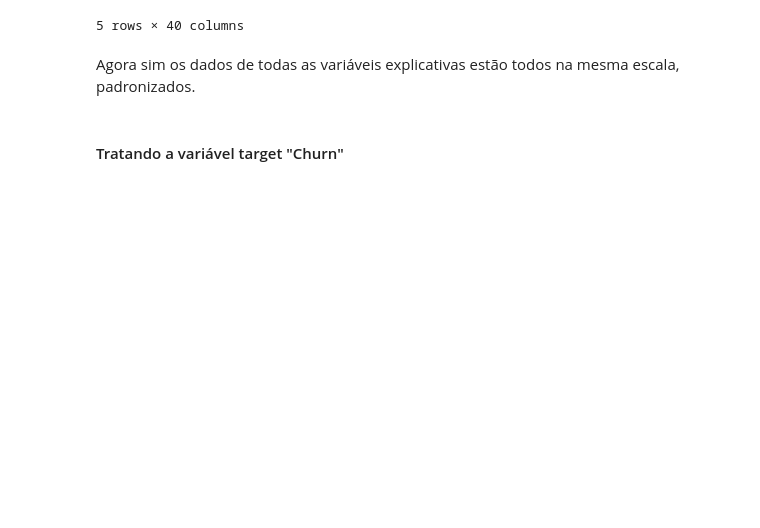
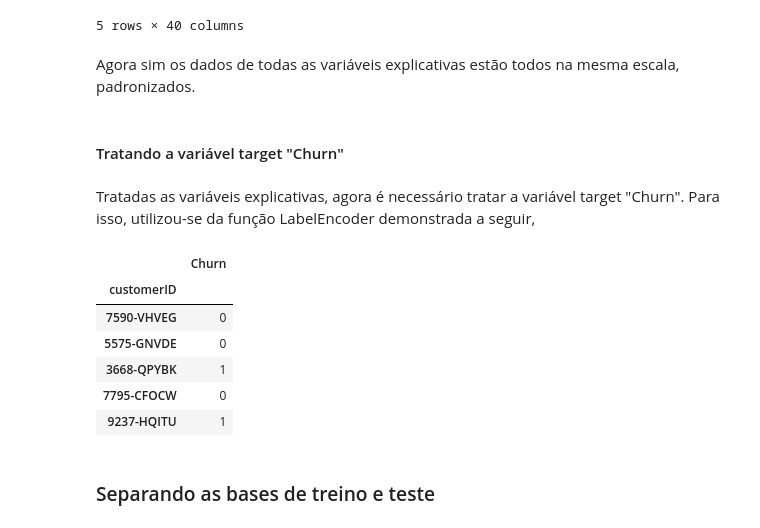
Before and after one commit to rfprates/modelo_classificacao_analise_churn, a Jupyter notebook: modelo_classificacao_churn.ipynb, the cells around one changed output. Saved outputs shown, nothing was run; the diff lists cells and outputs as text; code cells hidden in the pictures; blank space fills up the shorter version.

```diff
--- a/modelo_classificacao_churn.ipynb
+++ b/modelo_classificacao_churn.ipynb
@@ -361,3 +361,25 @@ x.head()
 Agora sim os dados de todas as variáveis explicativas estão todos na mesma escala, padronizados.
 # %% [markdown]
 #### Tratando a variável target "Churn"
+# %% [markdown]
+Tratadas as variáveis explicativas, agora é necessário tratar a variável target "Churn". Para isso, utilizou-se da função LabelEncoder demonstrada a seguir,
+# %%
+le = LabelEncoder()
+
+y = pd.DataFrame(
+    data = le.fit_transform(df['Churn']),
+    columns = ['Churn'],
+    index = df.index
+)
+# %%
+y.head()
+# %% [output]
+|  | Churn |
+| customerID |  |
+| 7590-VHVEG | 0 |
+| 5575-GNVDE | 0 |
+| 3668-QPYBK | 1 |
+| 7795-CFOCW | 0 |
+| 9237-HQITU | 1 |
+# %% [markdown]
+### Separando as bases de treino e teste
```
